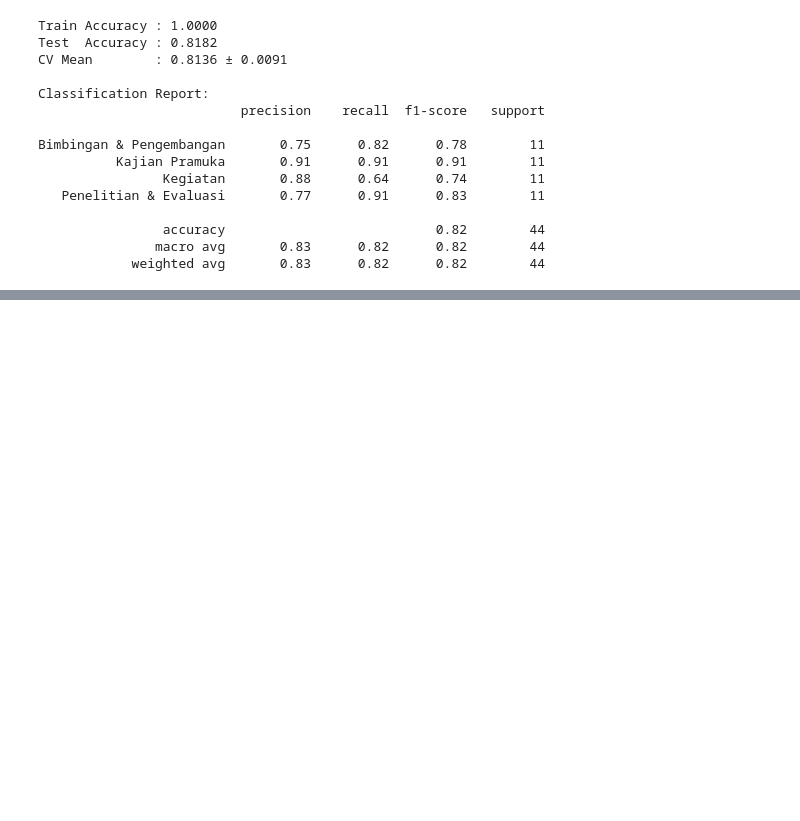
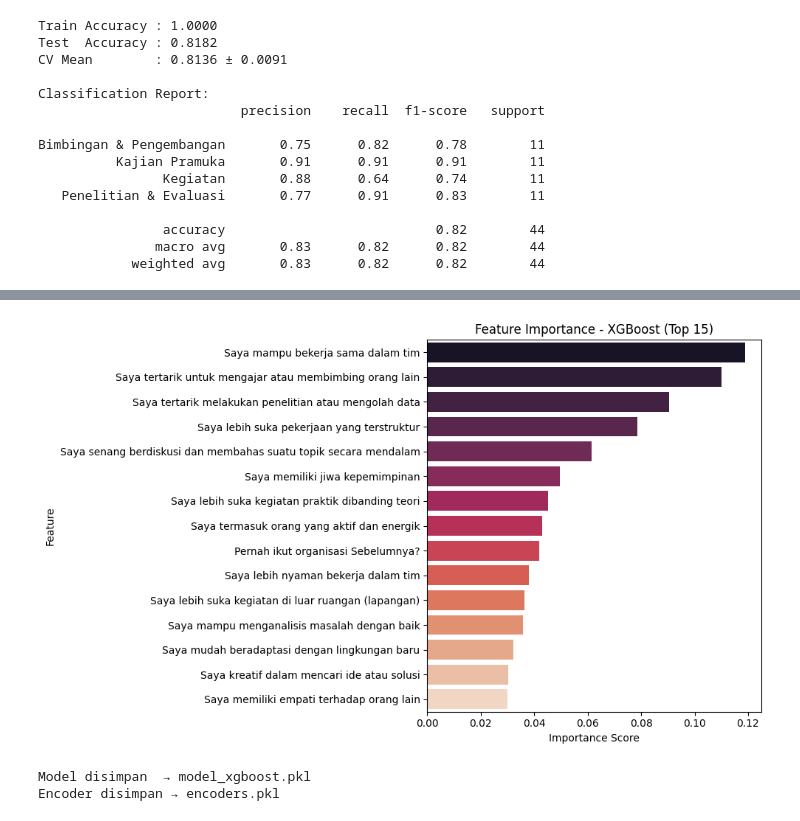
Before and after one commit to Avrltach/ML_Rekomendasi, a Jupyter notebook: exboost.ipynb, the cells around one changed output, grey strips where cells are left out. Cells and saved outputs as stored; diff of their text form; code cells hidden in the pictures; blank space fills up the shorter version.

```diff
--- a/exboost.ipynb
+++ b/exboost.ipynb
@@ -117,0 +144,30 @@ Bimbingan & Pengembangan       0.75      0.82      0.78        11
+# %%
+# ── Feature Importance ──────────────────────────────────────────
+importances = (
+    pd.Series(model.feature_importances_, index=feature_cols)
+    .sort_values(ascending=False)
+)
+top_n = min(15, len(importances))  # aman kalau fitur < 15
+
+plt.figure(figsize=(10, 6))
+sns.barplot(
+    x=importances.values[:top_n],
+    y=importances.index[:top_n],
+    palette='rocket'
+)
+plt.title(f'Feature Importance - XGBoost (Top {top_n})')
+plt.xlabel('Importance Score')
+plt.ylabel('Feature')
+plt.tight_layout()
+plt.show()
+# %% [output]
+[figure, added]
+# %%
+# ── Simpan Model & Encoder ──────────────────────────────────────
+joblib.dump(model,    'model_xgboost.pkl')
+joblib.dump(encoders, 'encoders.pkl')       # simpan encoder supaya bisa dipakai saat prediksi baru
+print("\nModel disimpan  → model_xgboost.pkl")
+print("Encoder disimpan → encoders.pkl")
+# %% [output]
+Model disimpan  → model_xgboost.pkl
+Encoder disimpan → encoders.pkl
```
Also changed, not shown: parts of 4 cells of this notebook, 3 other files.
